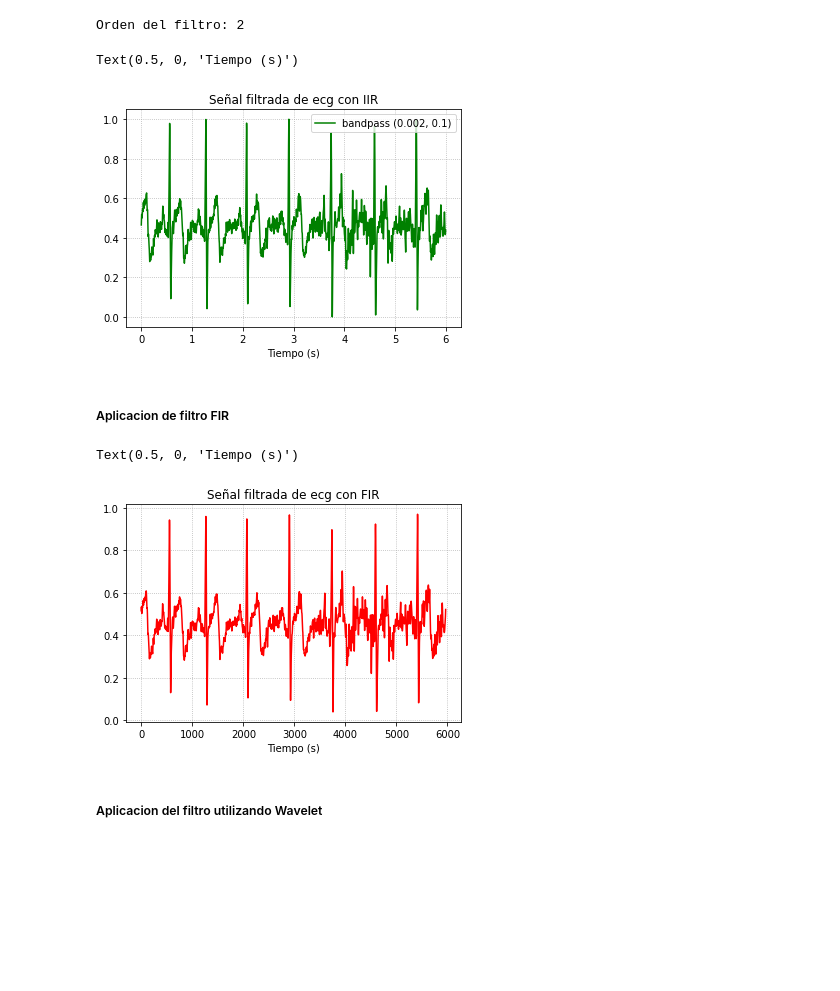
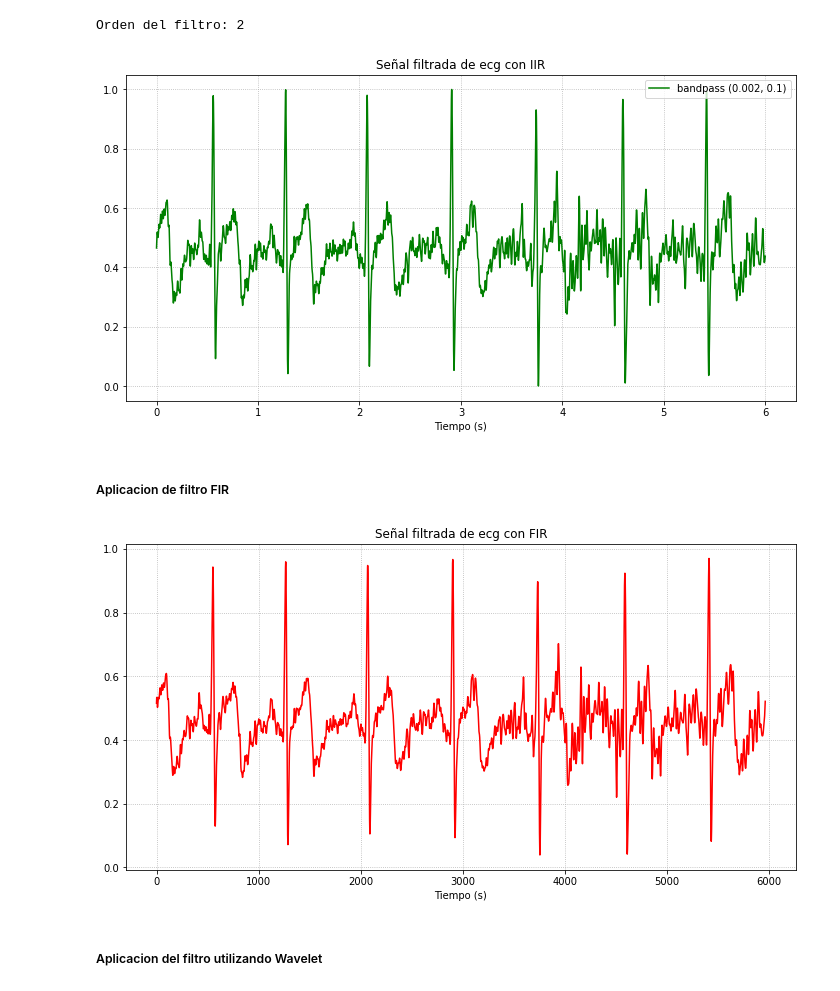
Before and after one commit to fruizg/Introduccion_de_senales, a Jupyter notebook: ISB/Laboratorios/Lab6_Filtrado/FiltroECG.ipynb, the cells around one changed output. Cells and saved outputs as stored; diff of their text form; code cells hidden in the pictures; blank space fills up the shorter version.

```diff
--- a/ISB/Laboratorios/Lab6_Filtrado/FiltroECG.ipynb
+++ b/ISB/Laboratorios/Lab6_Filtrado/FiltroECG.ipynb
@@ -73,16 +76,21 @@ Orden del filtro: 2
 # %%
 b, a = signal.butter(N_ord,[Wp,Ws],'bandpass')
 ecg_filtered= signal.filtfilt(b, a, y1)
 ecg_filtered = ecg_filtered  - np.min(ecg_filtered)
 ecg_filtered = ecg_filtered / np.max(ecg_filtered)
+
+#Visualizacion
+plt.figure(figsize=(12,6))
 plt.title('Señal filtrada de ecg con IIR')
 plt.plot(t1,ecg_filtered, color ="green", label=f"bandpass {Wp, Ws}")
 plt.legend(loc="upper right")
 plt.grid(linestyle=":")
 plt.xlabel("Tiempo (s)")
+fig = plt.gcf()
+fig.set_facecolor('white')
+#plt.savefig('ECG_FiltroIIR.png', transparent=False, )
 # %% [output]
-Text(0.5, 0, 'Tiempo (s)')
-[figure, old version]
+[figure, new version]
 # %% [markdown]
 ##### Aplicacion de filtro FIR
 # %%
@@ -98,13 +106,18 @@ w = np.round(w,3)
 
 #Aplicación del filtro
 ecg_filtered_fir = signal.lfilter(w,np.array(1),y1)
+
+#Visualizacion
+plt.figure(figsize=(12,6))
 plt.title('Señal filtrada de ecg con FIR')
 plt.plot(ecg_filtered_fir[34:], color="red")
 plt.grid(linestyle=":")
 plt.xlabel("Tiempo (s)")
+fig = plt.gcf()
+fig.set_facecolor('white')
+#plt.savefig('ECG_FiltroFIR.png', transparent=False, )
 # %% [output]
-Text(0.5, 0, 'Tiempo (s)')
-[figure, old version]
+[figure, new version]
 # %% [markdown]
 ##### Aplicacion del filtro utilizando Wavelet
 # %%
```
Also changed, not shown: parts of 4 cells of this notebook, 25 other files.
